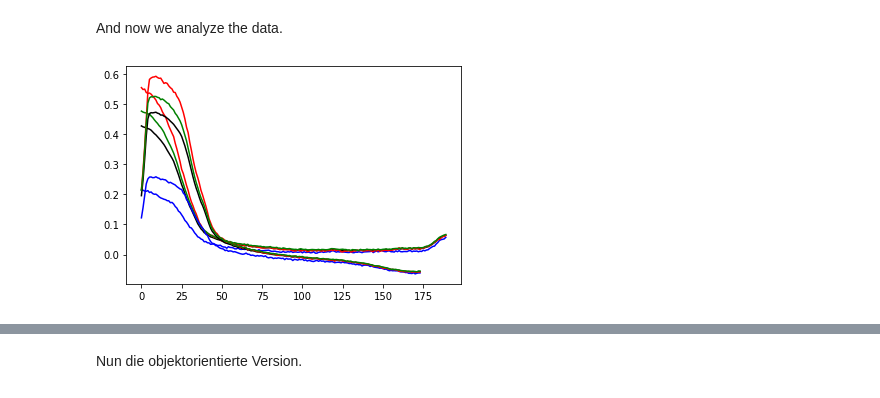
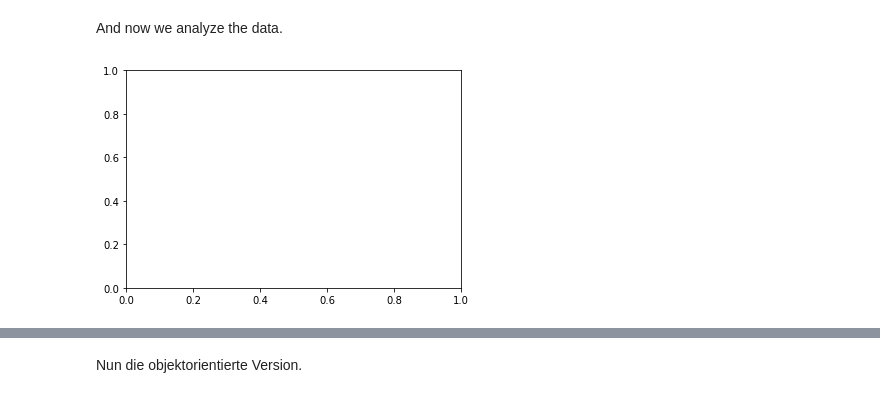
Before and after one commit to biotungsten/diffusion-analysis, a Jupyter notebook: src/AnalysisDiffusionTortenguss.ipynb, the cells around one changed output, grey strips where cells are left out. Saved outputs shown, nothing was run; the diff lists cells and outputs as text; code cells hidden in the pictures.

```diff
--- a/src/AnalysisDiffusionTortenguss.ipynb
+++ b/src/AnalysisDiffusionTortenguss.ipynb
@@ -124,13 +124,16 @@ raster = rasterizeImageWrapperGenerator #definition for ease of use
 # %% [markdown]
 And now we analyze the data.
 # %%
-def plotFor(key):
-    plt.plot(rasterXCoords("{}".format(key), 2),intensities("{}".format(key), "{}-ctrl".format(key), reader_func=raster(2)), color="k")
-    plt.plot(rasterXCoords("{}".format(key), 2),intensities("{}".format(key), "{}-ctrl".format(key), col="B", reader_func=raster(2)), color="b")
-    plt.plot(rasterXCoords("{}".format(key), 2),intensities("{}".format(key), "{}-ctrl".format(key), col="R", reader_func=raster(2)), color="r")
-    plt.plot(rasterXCoords("{}".format(key), 2),intensities("{}".format(key), "{}-ctrl".format(key), col="G", reader_func=raster(2)), color="g")
+def plotFor(key, all=False, ax=plt.subplot(111)):
+    ax.plot(rasterXCoords("{}".format(key), 2),intensities("{}".format(key), "{}-ctrl".format(key), reader_func=raster(2)), color="k")
+    if all:
+        ax.plot(rasterXCoords("{}".format(key), 2),intensities("{}".format(key), "{}-ctrl".format(key), col="B", reader_func=raster(2)), color="b")
+        ax.plot(rasterXCoords("{}".format(key), 2),intensities("{}".format(key), "{}-ctrl".format(key), col="R", reader_func=raster(2)), color="r")
+        ax.plot(rasterXCoords("{}".format(key), 2),intensities("{}".format(key), "{}-ctrl".format(key), col="G", reader_func=raster(2)), color="g")
+
+def plotKeys(keys):
+    fig, axs = plt.subplots(len(keys),1)
+    for pos, key in enumerate(keys):
+        plotFor(key, ax=axs[pos], all=True)
+# %% [output]
+[figure, added]
-# %%
-plotFor("192135")
-plotFor("181015")
-# %% [output]
-[figure, removed]
```
Also changed, not shown: parts of 1 cell of this notebook.
